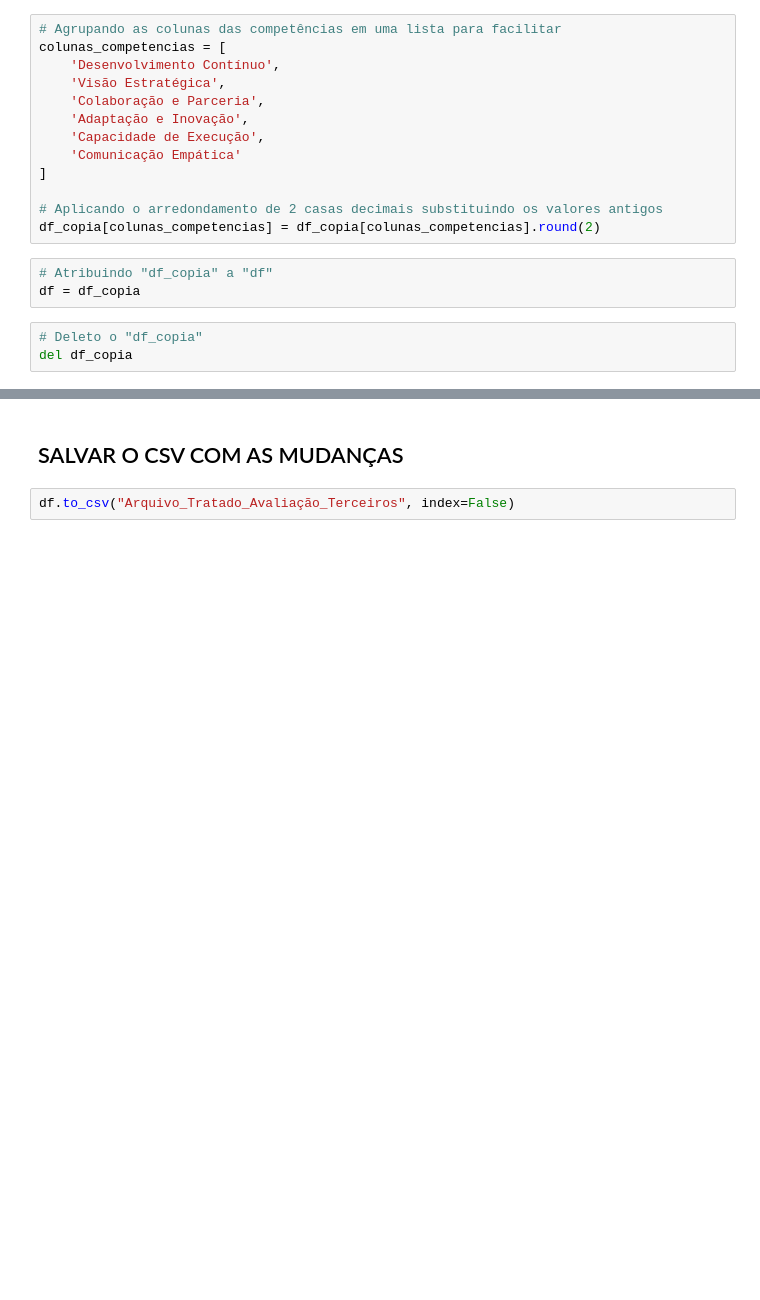
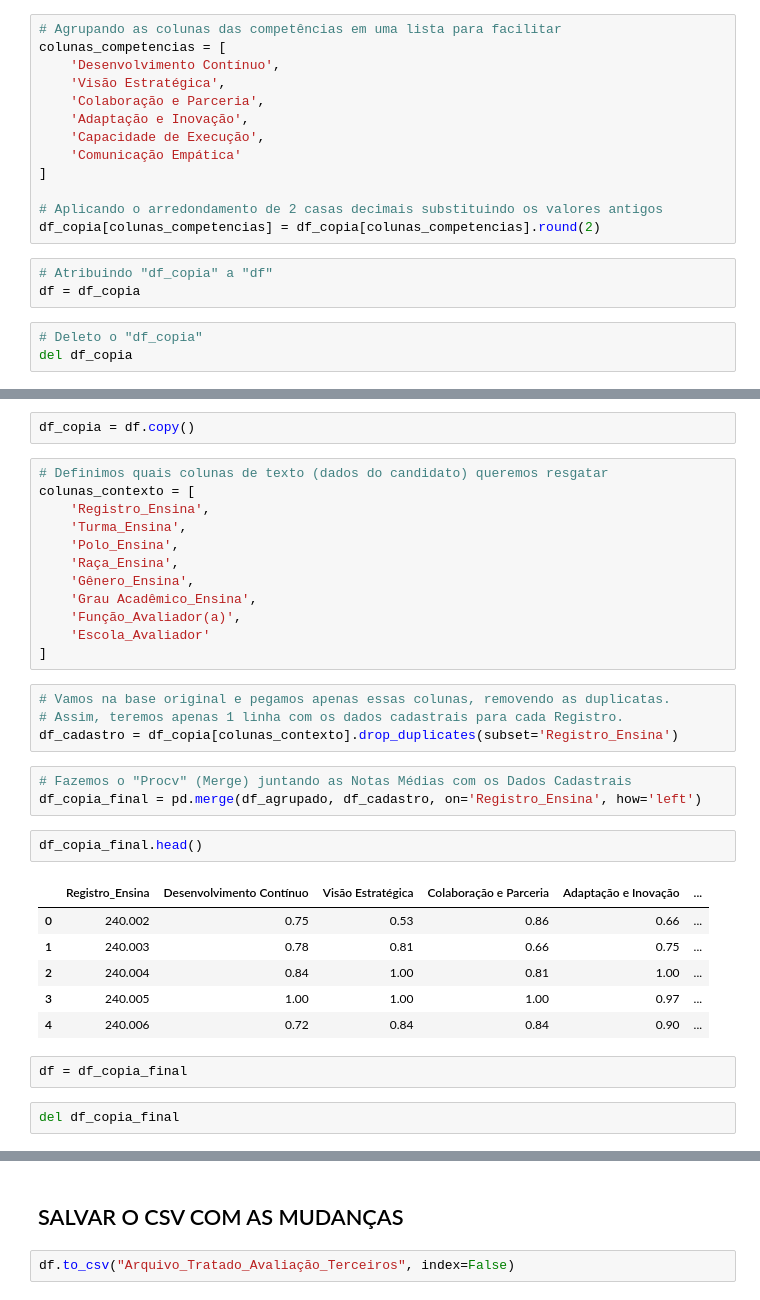
Before and after one commit to FelipeEsmaile/Case_Ensina_Brasil, a Jupyter notebook: tratamento_avali_terceiros.ipynb, the cells around one changed output, grey strips where cells are left out. Cells and saved outputs as stored; diff of their text form; blank space fills up the shorter version.

```diff
--- a/tratamento_avali_terceiros.ipynb
+++ b/tratamento_avali_terceiros.ipynb
@@ -369,0 +519,34 @@ del df_copia
+# %%
+df_copia = df.copy()
+# %%
+# Definimos quais colunas de texto (dados do candidato) queremos resgatar
+colunas_contexto = [
+    'Registro_Ensina',
+    'Turma_Ensina',
+    'Polo_Ensina',
+    'Raça_Ensina',
+    'Gênero_Ensina',
+    'Grau Acadêmico_Ensina',
+    'Função_Avaliador(a)',
+    'Escola_Avaliador'
+]
+# %%
+# Vamos na base original e pegamos apenas essas colunas, removendo as duplicatas.
+# Assim, teremos apenas 1 linha com os dados cadastrais para cada Registro.
+df_cadastro = df_copia[colunas_contexto].drop_duplicates(subset='Registro_Ensina')
+# %%
+# Fazemos o "Procv" (Merge) juntando as Notas Médias com os Dados Cadastrais
+df_copia_final = pd.merge(df_agrupado, df_cadastro, on='Registro_Ensina', how='left')
+# %%
+df_copia_final.head()
+# %% [output]
+|  | Registro_Ensina | Desenvolvimento Contínuo | Visão Estratégica | Colaboração e Parceria | Adaptação e Inovação | ... |
+| 0 | 240.002 | 0.75 | 0.53 | 0.86 | 0.66 | ... |
+| 1 | 240.003 | 0.78 | 0.81 | 0.66 | 0.75 | ... |
+| 2 | 240.004 | 0.84 | 1.00 | 0.81 | 1.00 | ... |
+| 3 | 240.005 | 1.00 | 1.00 | 1.00 | 0.97 | ... |
+| 4 | 240.006 | 0.72 | 0.84 | 0.84 | 0.90 | ... |
+# %%
+df = df_copia_final
+# %%
+del df_copia_final
```
Also changed, not shown: parts of 18 cells of this notebook, 2 other files.
